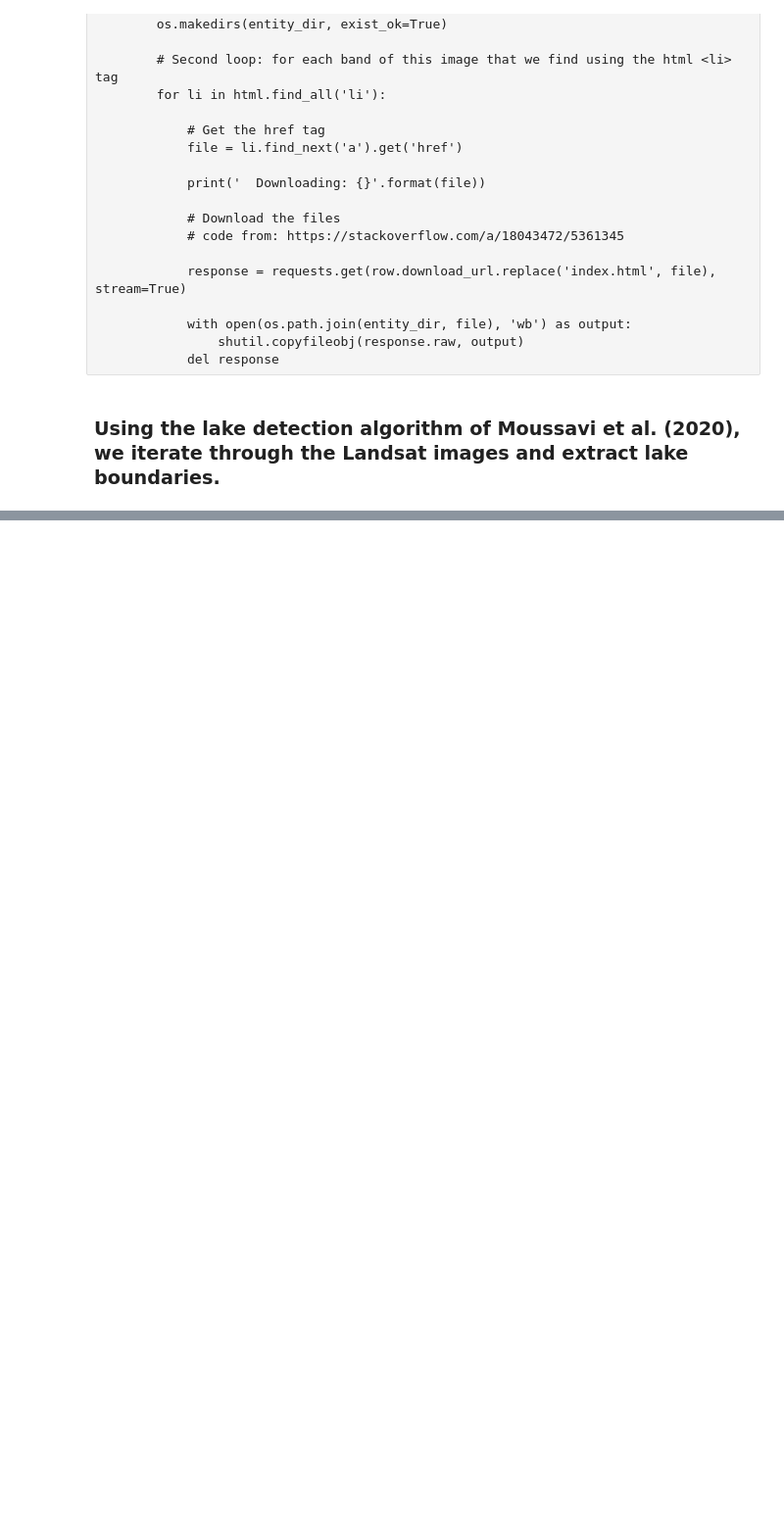
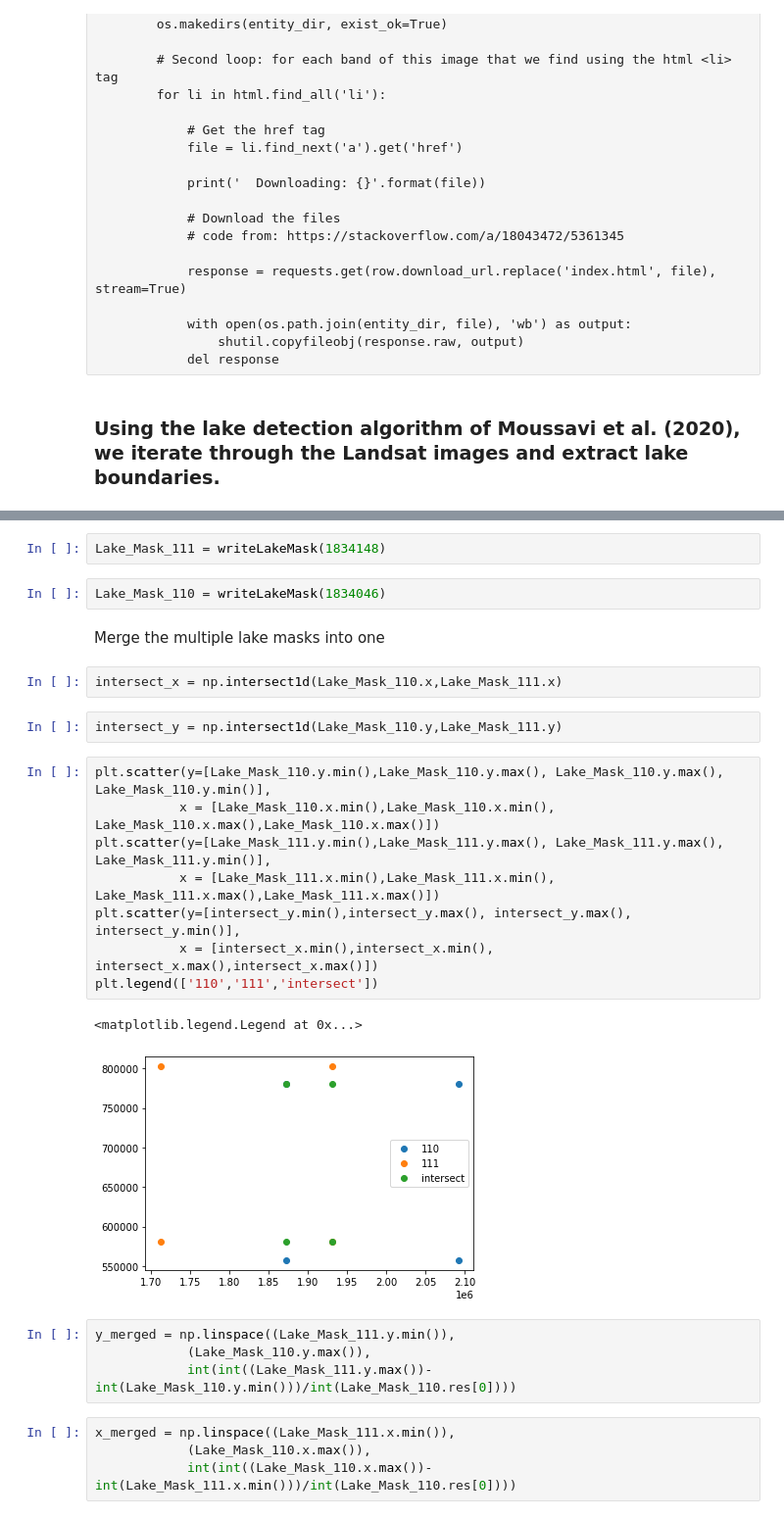
Before and after one commit to ldeo-glaciology/REMAWaterRouting, a Jupyter notebook: landsat8_load.ipynb, the cells around one changed output, grey strips where cells are left out. Shown: that part at 98% size. Drawn from its saved outputs; the diff is of its cells as text; blank space fills up the shorter version.

Commit message:
Working lake mask code, just  run only one cell at a time. Currently set for Amery on 2020-1-20

```diff
--- a/landsat8_load.ipynb
+++ b/landsat8_load.ipynb
@@ -316,0 +275,29 @@ lake_mask[cloud_mask==1]=0;
+# %%
+Lake_Mask_111 = writeLakeMask(1834148)
+# %%
+Lake_Mask_110 = writeLakeMask(1834046)
+# %% [markdown]
+Merge the multiple lake masks into one
+# %%
+intersect_x = np.intersect1d(Lake_Mask_110.x,Lake_Mask_111.x)
+# %%
+intersect_y = np.intersect1d(Lake_Mask_110.y,Lake_Mask_111.y)
+# %%
+plt.scatter(y=[Lake_Mask_110.y.min(),Lake_Mask_110.y.max(), Lake_Mask_110.y.max(), Lake_Mask_110.y.min()],
+           x = [Lake_Mask_110.x.min(),Lake_Mask_110.x.min(), Lake_Mask_110.x.max(),Lake_Mask_110.x.max()])
+plt.scatter(y=[Lake_Mask_111.y.min(),Lake_Mask_111.y.max(), Lake_Mask_111.y.max(), Lake_Mask_111.y.min()],
+           x = [Lake_Mask_111.x.min(),Lake_Mask_111.x.min(), Lake_Mask_111.x.max(),Lake_Mask_111.x.max()])
+plt.scatter(y=[intersect_y.min(),intersect_y.max(), intersect_y.max(), intersect_y.min()],
+           x = [intersect_x.min(),intersect_x.min(), intersect_x.max(),intersect_x.max()])
+plt.legend(['110','111','intersect'])
+# %% [output]
+<matplotlib.legend.Legend at 0x...>
+[figure, added]
+# %%
+y_merged = np.linspace((Lake_Mask_111.y.min()),
+            (Lake_Mask_110.y.max()),
+            int(int((Lake_Mask_111.y.max())-int(Lake_Mask_110.y.min()))/int(Lake_Mask_110.res[0])))
+# %%
+x_merged = np.linspace((Lake_Mask_111.x.min()),
+            (Lake_Mask_110.x.max()),
+            int(int((Lake_Mask_110.x.max())-int(Lake_Mask_111.x.min()))/int(Lake_Mask_110.res[0])))
```
Also changed, not shown: parts of 23 cells of this notebook, 1 other file.
